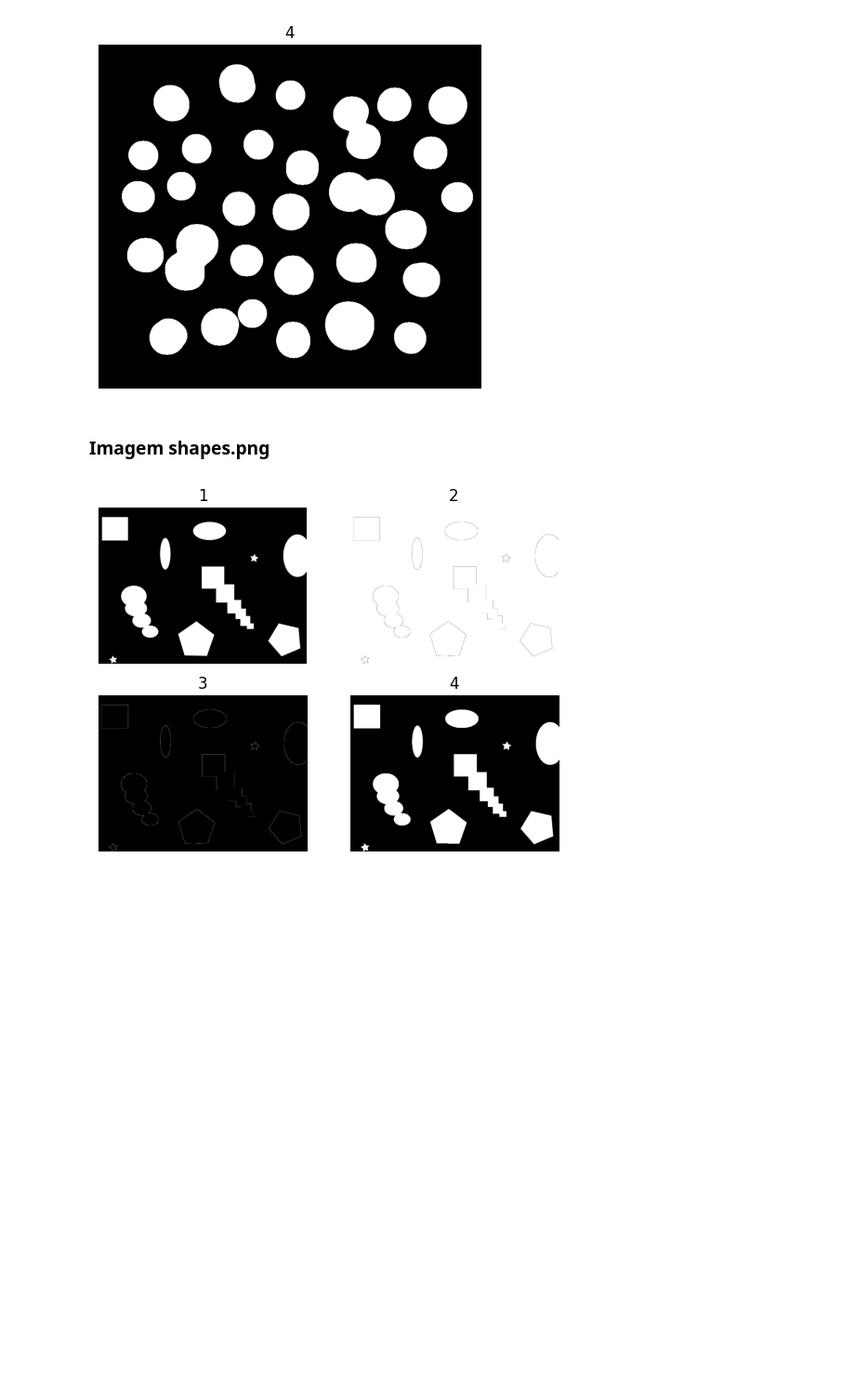
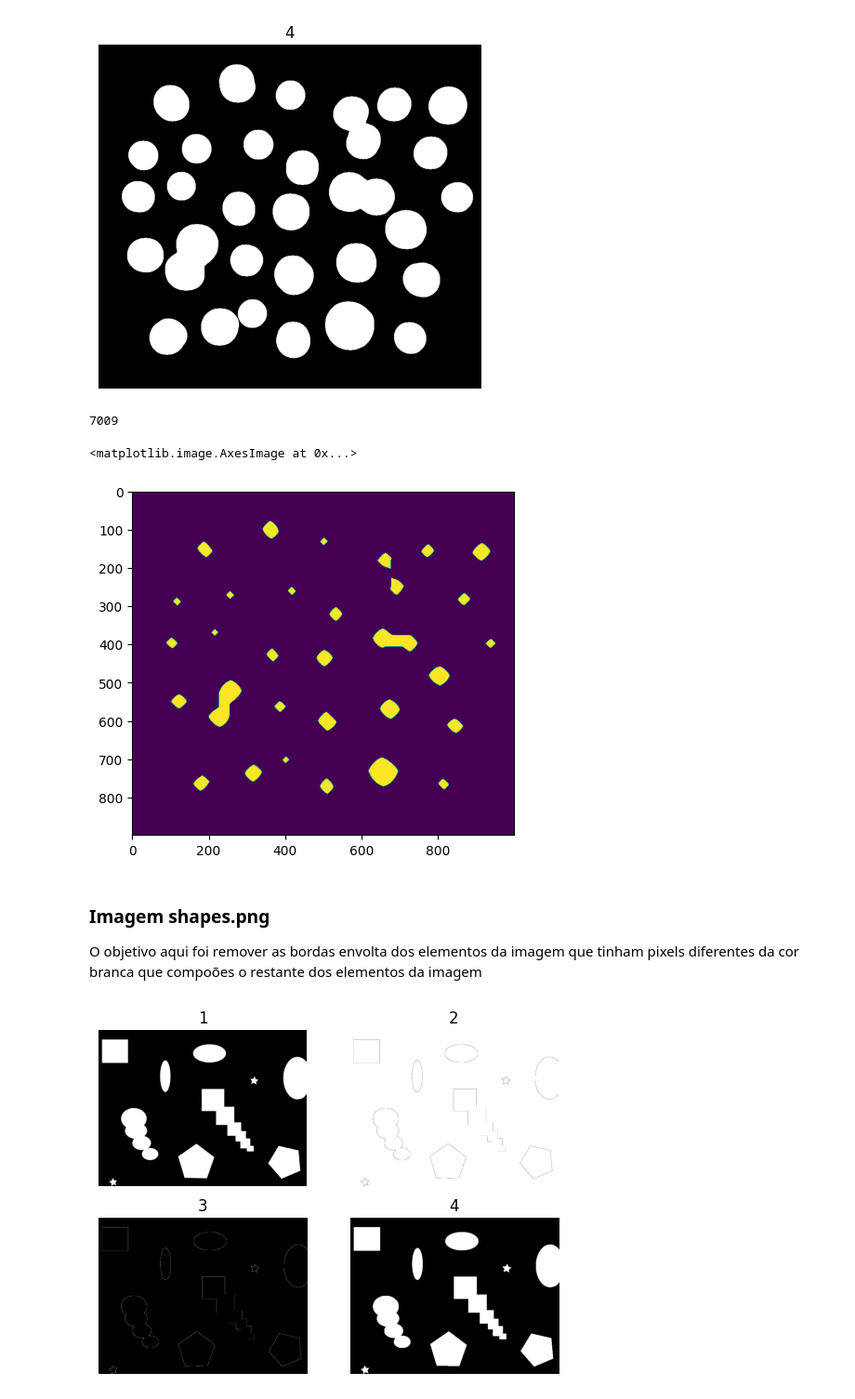
Before and after one commit to DiegogMagalhaes/PDI-Rep, a Jupyter notebook: Trabalho Pratico 4/Trabalho Pratico 4.ipynb, the cells around one changed output. Shown at 93% size. Drawn from its saved outputs; the diff is of its cells as text; code cells hidden in the pictures; blank space fills up the shorter version.

```diff
--- a/Trabalho Pratico 4/Trabalho Pratico 4.ipynb
+++ b/Trabalho Pratico 4/Trabalho Pratico 4.ipynb
@@ -94,5 +94,3 @@ plt.subplot(1, 1, 1), plt.title('4'), plt.axis('OFF'), plt.imshow(foreground_img
 plt.show()
 # %% [output]
 [figure]
-# %% [markdown]
-### Imagem shapes.png
@@ -99,3 +163,18 @@ plt.show()
+# %%
+i = 0
+while(i <22):
+    foreground_img_coins = percorrer_tudo_diminuindo_objetos(foreground_img_coins)
+    i +=1
+
+plt.imshow(foreground_img_coins)
+# %% [output]
+7009
+<matplotlib.image.AxesImage at 0x...>
+[figure, added]
+# %% [markdown]
+### Imagem shapes.png
+
+O objetivo aqui foi remover as bordas envolta dos elementos da imagem que tinham pixels diferentes da cor branca que compoões o restante dos elementos da imagem
 # %%
 img_floodfill = img_shapes_gray.copy()
 height, width = img_floodfill.shape[:2]
```
Also changed, not shown: parts of 22 cells of this notebook.
